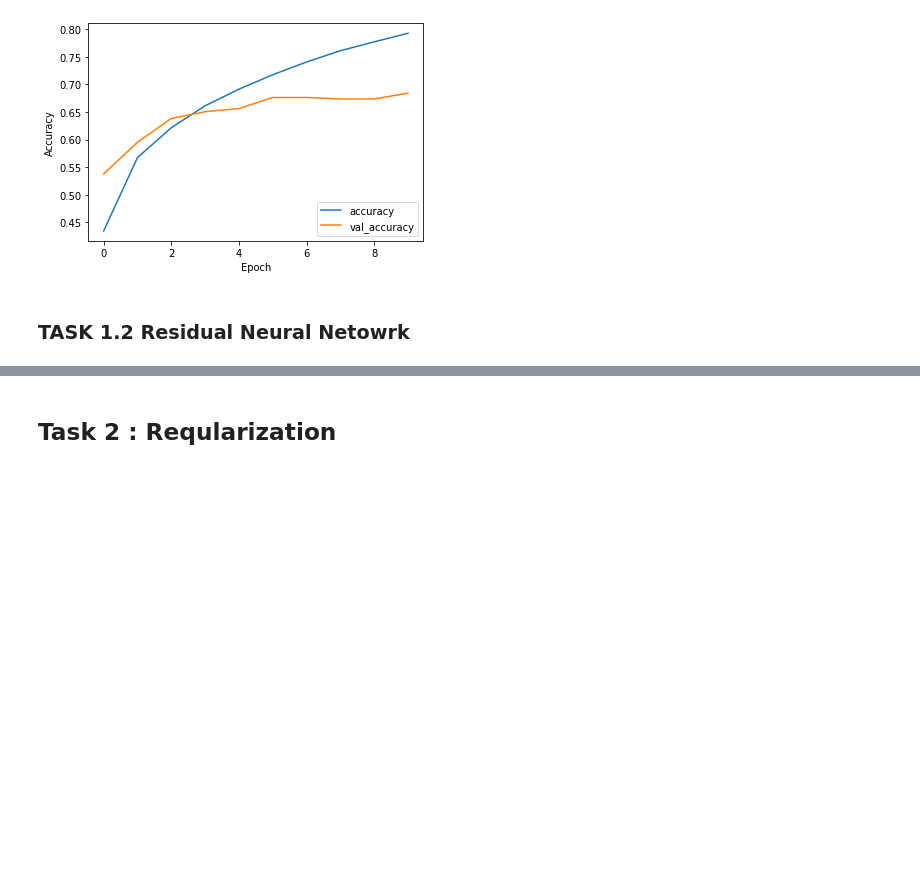
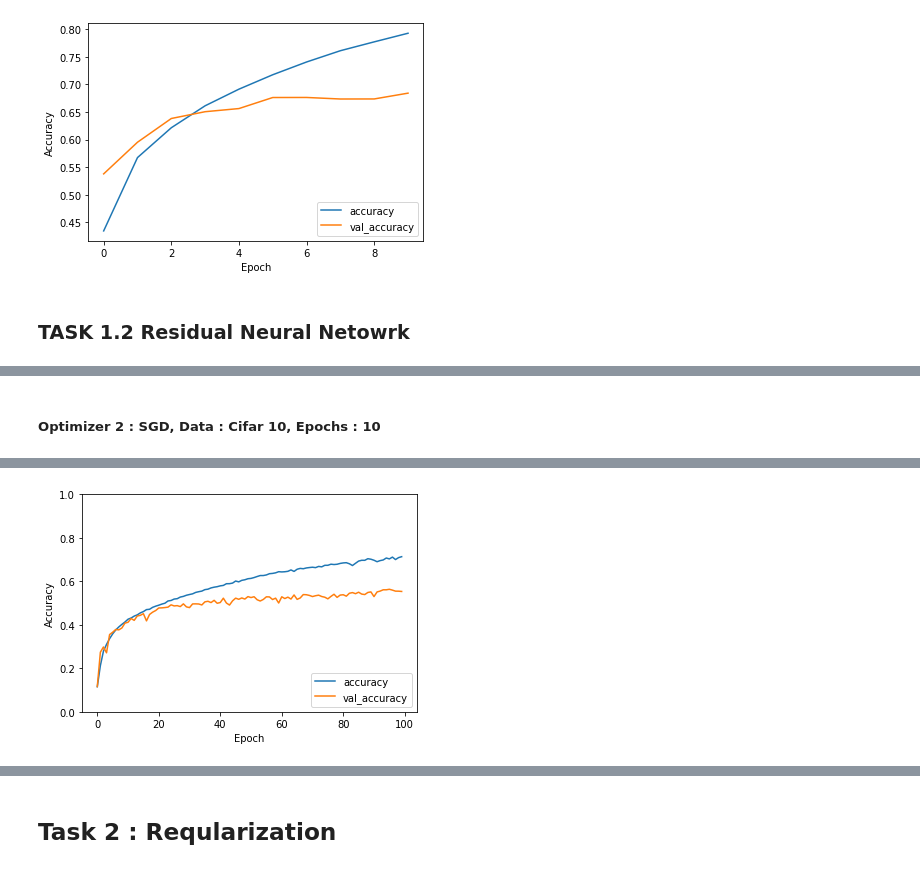
Before and after one commit to rajprasad001/deep_learning_concepts, a Jupyter notebook: Project_Assignment.ipynb, the cells around one changed output, grey strips where cells are left out. Saved outputs shown, nothing was run; the diff lists cells and outputs as text; code cells hidden in the pictures; blank space fills up the shorter version.

```diff
--- a/Project_Assignment.ipynb
+++ b/Project_Assignment.ipynb
@@ -388,0 +413,5 @@ ValueError: ignored
+# %% [markdown]
+##### Optimizer 2 : SGD, Data : Cifar 10, Epochs : 10
+# %%
+opt_sgd_resnet =resnet('sgd',cifar_train_x,cifar_train_y,100,cifar_val_x,cifar_val_y,cifar_test_x,cifar_test_y)
+# %% [output]
@@ -388,0 +435 @@ ValueError: ignored
+[figure, added]
```
Also changed, not shown: parts of 10 cells of this notebook.
